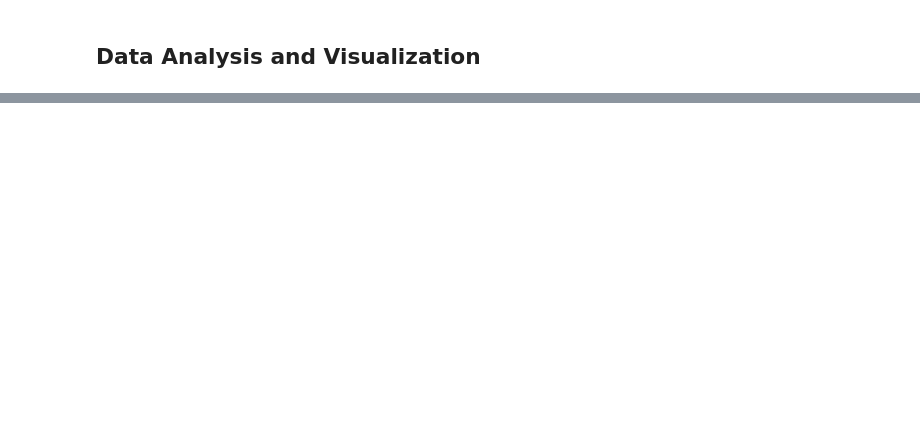
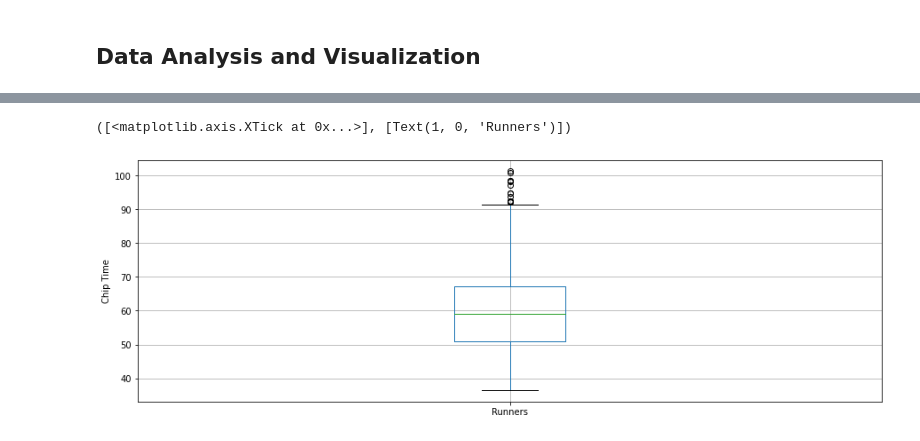
Before and after one commit to pkaran57/data-engineering, a Jupyter notebook: in-class-assignments/assignment-1/assignment-1.ipynb, the cells around one changed output, grey strips where cells are left out. Saved outputs shown, nothing was run; the diff lists cells and outputs as text; code cells hidden in the pictures; blank space fills up the shorter version.

```diff
--- a/in-class-assignments/assignment-1/assignment-1.ipynb
+++ b/in-class-assignments/assignment-1/assignment-1.ipynb
@@ -353,0 +358,16 @@ df7.head()
+# %%
+time_list = df7[' Chip Time'].tolist()
+
+time_mins = []
+for i in time_list:
+    splits = i.split(':')
+    if len(splits) == 2:
+        m, s = splits
+        math =  (int(m) * 60 + int(s))/60
+    elif len(splits) == 3:
+        h, m, s = splits
+        math = (int(h) * 3600 + int(m) * 60 + int(s))/60
+    else:
+        raise Exception("Found a time stamp with {} number of splits - {}".format(len(splits), splits))
+    time_mins.append(math)
+# print(time_mins)
@@ -353,0 +376,3 @@ df7.head()
+# %%
+df7['Runner_mins'] = time_mins
+df7.head()
@@ -353,0 +406,11 @@ df7.head()
+# %%
+from pylab import rcParams
+rcParams['figure.figsize'] = 15, 5
+
+df7.boxplot(column='Runner_mins')
+plt.grid(True, axis='y')
+plt.ylabel('Chip Time')
+plt.xticks([1], ['Runners'])
+# %% [output]
+([<matplotlib.axis.XTick at 0x...>], [Text(1, 0, 'Runners')])
+[figure, added]
```
Also changed, not shown: parts of 18 cells of this notebook.
